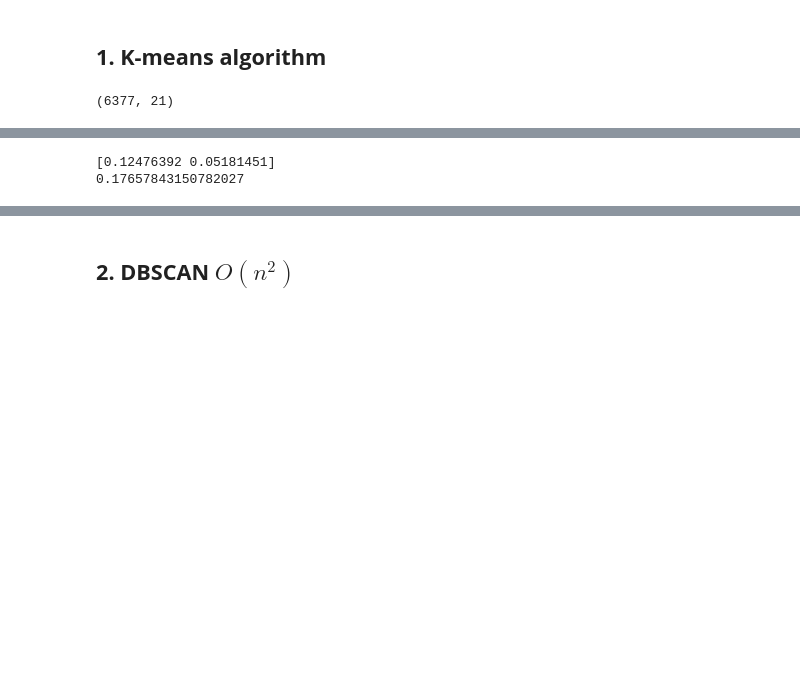
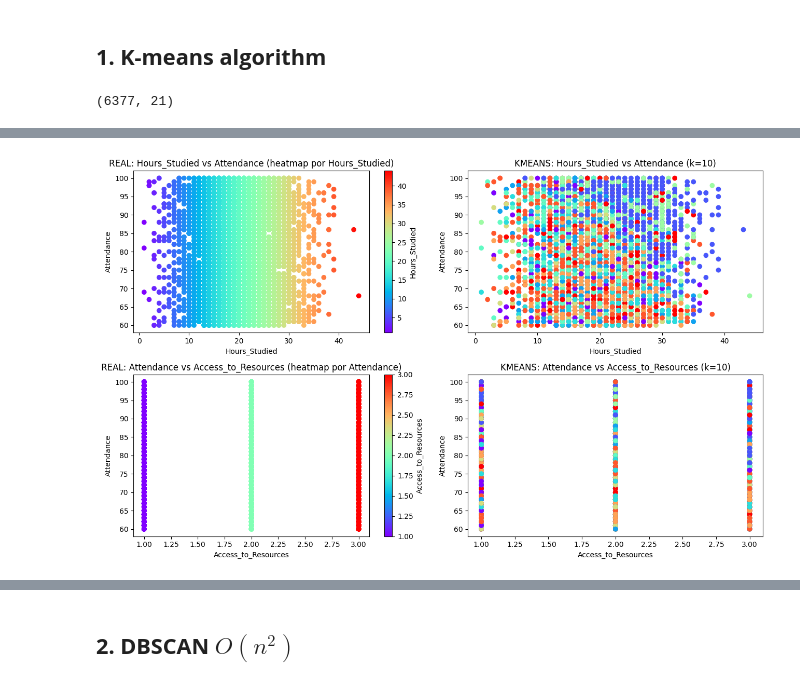
Before and after one commit to JeiGeek/ia1-LosPandas-prediccion_rendimiento_estudiantil, a Jupyter notebook: 03_Unsupervised_learning.ipynb, the cells around one changed output, grey strips where cells are left out. Drawn from its saved outputs; the diff is of its cells as text; code cells hidden in the pictures; blank space fills up the shorter version.

```diff
--- a/03_Unsupervised_learning.ipynb
+++ b/03_Unsupervised_learning.ipynb
@@ -493,6 +460,50 @@ plt.show()
-# %%
-print(pca.explained_variance_ratio_)
-print(sum(pca.explained_variance_ratio_))
-# %% [output]
-[0.12476392 0.05181451]
-0.17657843150782027
+# %%
+# @title Entrenamiento K-means con el K = 10
+k = 10
+kmeans = KMeans(n_clusters=k, random_state=42)
+kmeans.fit(df_scaled)
+df_60["Cluster"] = kmeans.labels_
+
+x1 = "Hours_Studied"
+y1 = "Attendance"
+
+y2 = "Attendance"
+x2 = "Access_to_Resources"
+
+plt.figure(figsize=(13,8))
+
+# Hours_Studied vs Attendance (valores reales)
+plt.subplot(221)
+plt.scatter(df_60[x1], df_60[y1], c=df_60[x1], cmap="rainbow")
+plt.colorbar(label=x1)
+plt.xlabel(x1)
+plt.ylabel(y1)
+plt.title("REAL: Hours_Studied vs Attendance (heatmap por Hours_Studied)")
+
+#  Hours_Studied vs Attendance (KMeans)
+plt.subplot(222)
+plt.scatter(df_60[x1], df_60[y1], c=df_60["Cluster"], cmap="rainbow")
+plt.xlabel(x1)
+plt.ylabel(y1)
+plt.title(f"KMEANS: Hours_Studied vs Attendance (k={k})")
+
+# Attendance vs Access_to_Resources (valores reales)
+plt.subplot(223)
+plt.scatter(df_60[x2], df_60[y2], c=df_60[x2], cmap="rainbow")
+plt.colorbar(label=x2)
+plt.xlabel(x2)
+plt.ylabel(y2)
+plt.title("REAL: Attendance vs Access_to_Resources (heatmap por Attendance)")
+
+# Attendance vs Access_to_Resources (KMeans)
+
+plt.subplot(224)
+plt.scatter(df_60[x2], df_60[y2], c=df_60["Cluster"], cmap="rainbow")
+plt.xlabel(x2)
+plt.ylabel(y2)
+plt.title(f"KMEANS: Attendance vs Access_to_Resources (k={k})")
+
+plt.tight_layout()
+plt.show()
+# %% [output]
+[figure, added]
```
Also changed, not shown: parts of 9 cells of this notebook.
